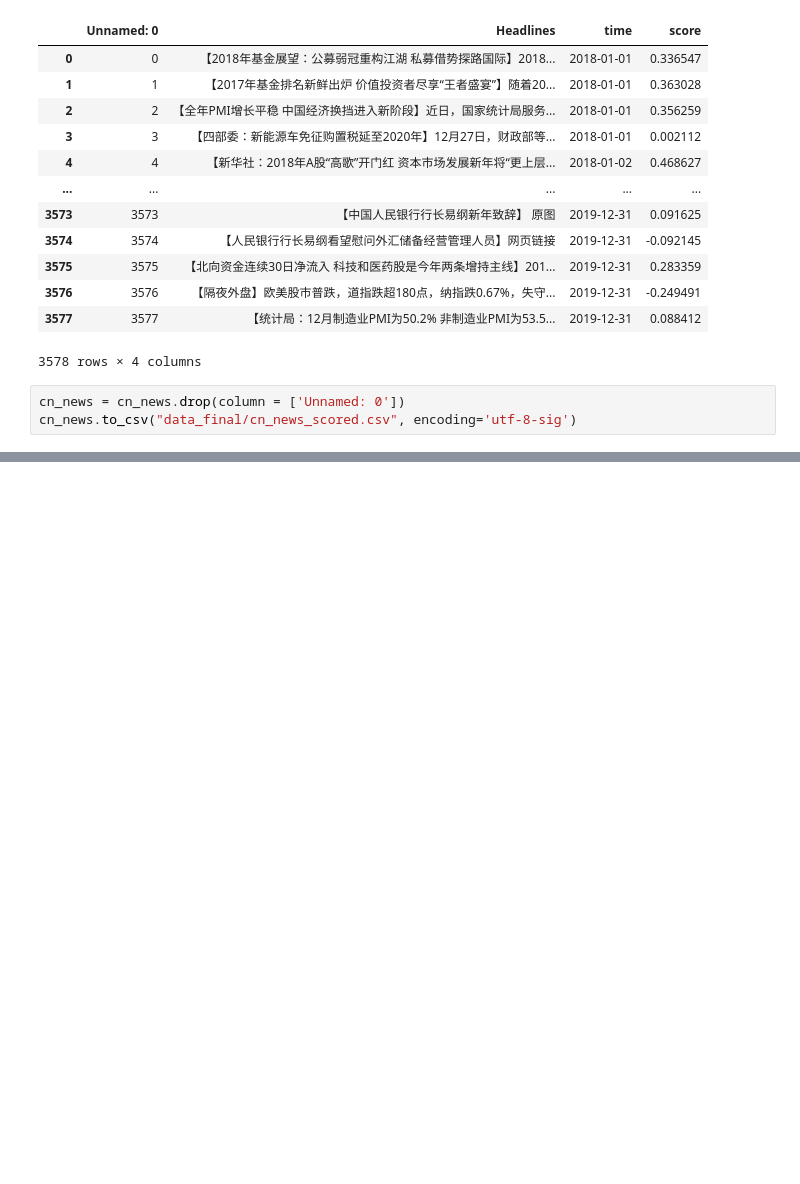
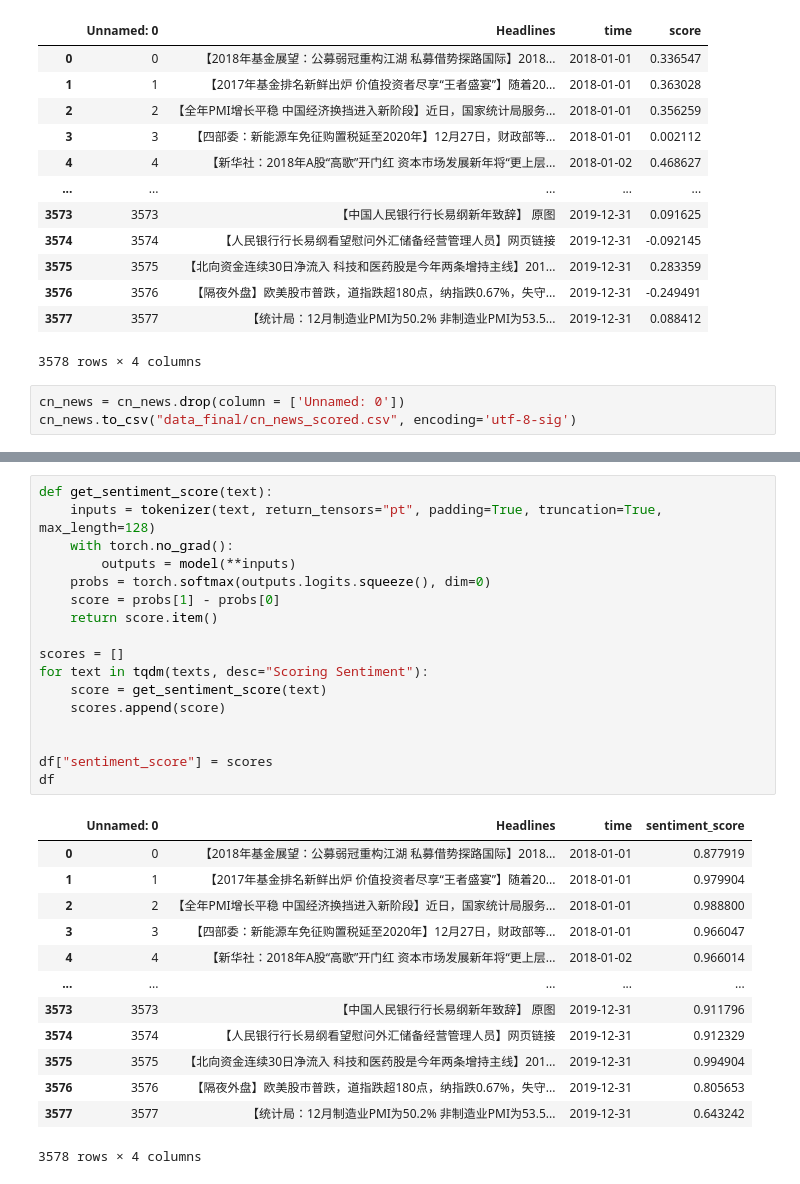
Before and after one commit to JANE-WANG-X/2025, a Jupyter notebook: cn_scoring.ipynb, the cells around one changed output, grey strips where cells are left out. Saved outputs shown, nothing was run; the diff lists cells and outputs as text; blank space fills up the shorter version.

```diff
--- a/cn_scoring.ipynb
+++ b/cn_scoring.ipynb
@@ -215,0 +224,31 @@ cn_news.to_csv("data_final/cn_news_scored.csv", encoding='utf-8-sig')
+# %%
+def get_sentiment_score(text):
+    inputs = tokenizer(text, return_tensors="pt", padding=True, truncation=True, max_length=128)
+    with torch.no_grad():
+        outputs = model(**inputs)
+    probs = torch.softmax(outputs.logits.squeeze(), dim=0)
+    score = probs[1] - probs[0]
+    return score.item()
+
+scores = []
+for text in tqdm(texts, desc="Scoring Sentiment"):
+    score = get_sentiment_score(text)
+    scores.append(score)
+
+
+df["sentiment_score"] = scores
+df
+# %% [output]
+|  | Unnamed: 0 | Headlines | time | sentiment_score |
+| 0 | 0 | 【2018年基金展望：公募弱冠重构江湖 私募借势探路国际】2018... | 2018-01-01 | 0.877919 |
+| 1 | 1 | 【2017年基金排名新鲜出炉 价值投资者尽享“王者盛宴”】随着20... | 2018-01-01 | 0.979904 |
+| 2 | 2 | 【全年PMI增长平稳 中国经济换挡进入新阶段】近日，国家统计局服务... | 2018-01-01 | 0.988800 |
+| 3 | 3 | 【四部委：新能源车免征购置税延至2020年】12月27日，财政部等... | 2018-01-01 | 0.966047 |
+| 4 | 4 | 【新华社：2018年A股“高歌”开门红 资本市场发展新年将“更上层... | 2018-01-02 | 0.966014 |
+| ... | ... | ... | ... | ... |
+| 3573 | 3573 | 【中国人民银行行长易纲新年致辞】 原图 | 2019-12-31 | 0.911796 |
+| 3574 | 3574 | 【人民银行行长易纲看望慰问外汇储备经营管理人员】网页链接 | 2019-12-31 | 0.912329 |
+| 3575 | 3575 | 【北向资金连续30日净流入 科技和医药股是今年两条增持主线】201... | 2019-12-31 | 0.994904 |
+| 3576 | 3576 | 【隔夜外盘】欧美股市普跌，道指跌超180点，纳指跌0.67%，失守... | 2019-12-31 | 0.805653 |
+| 3577 | 3577 | 【统计局：12月制造业PMI为50.2% 非制造业PMI为53.5... | 2019-12-31 | 0.643242 |
+3578 rows × 4 columns
```
Also changed, not shown: parts of 7 cells of this notebook, 1 other file.
